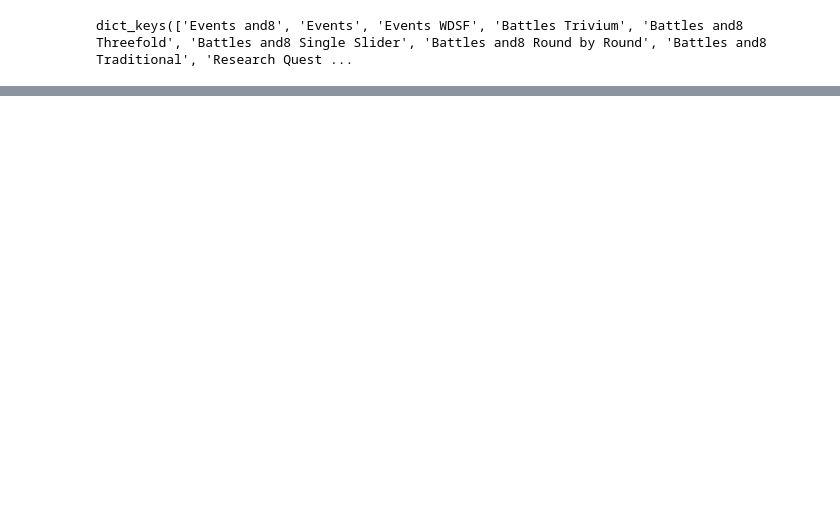
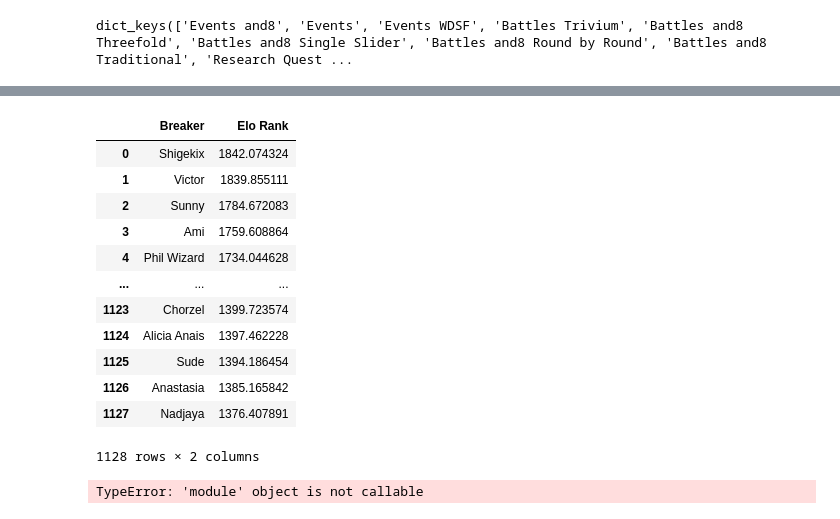
Before and after one commit to sarahaptumich/capstone, a Jupyter notebook: breaker_ranking.ipynb, the cells around one changed output, grey strips where cells are left out. Saved outputs shown, nothing was run; the diff lists cells and outputs as text; code cells hidden in the pictures; blank space fills up the shorter version.

```diff
--- a/breaker_ranking.ipynb
+++ b/breaker_ranking.ipynb
@@ -125,0 +187,23 @@ appendedBattles=pd.merge(appendedBattles, combined_events[['Date', 'Event']], on
+# %%
+sorted_elo=dict(sorted(elo_ratings.items(), key=lambda item: item[1], reverse=True))
+sorted_elo=pd.DataFrame.from_dict(sorted_elo, orient='index', columns=['Rank']).reset_index()
+sorted_elo.columns= ['Breaker', 'Elo Rank']
+sorted_elo
+# %% [output]
+|  | Breaker | Elo Rank |
+| 0 | Shigekix | 1842.074324 |
+| 1 | Victor | 1839.855111 |
+| 2 | Sunny | 1784.672083 |
+| 3 | Ami | 1759.608864 |
+| 4 | Phil Wizard | 1734.044628 |
+| ... | ... | ... |
+| 1123 | Chorzel | 1399.723574 |
+| 1124 | Alicia Anais | 1397.462228 |
+| 1125 | Sude | 1394.186454 |
+| 1126 | Anastasia | 1385.165842 |
+| 1127 | Nadjaya | 1376.407891 |
+1128 rows × 2 columns
+# %%
+glicko_env = glicko2.glicko2()
+# %% [output]
+TypeError: 'module' object is not callable
```
Also changed, not shown: parts of 10 cells of this notebook.
